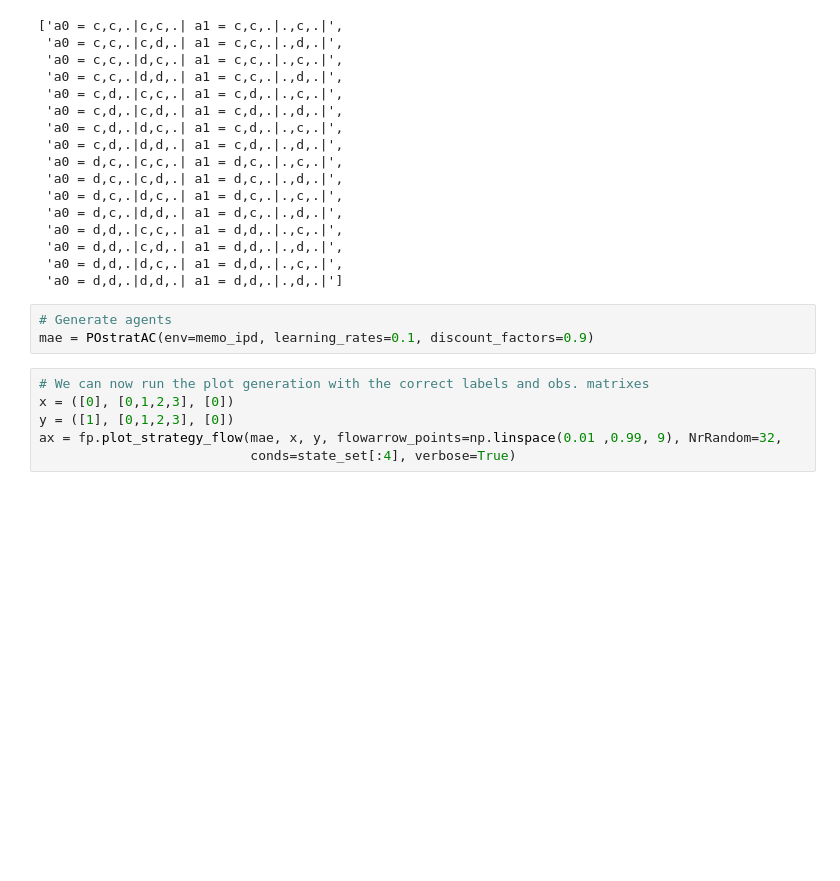
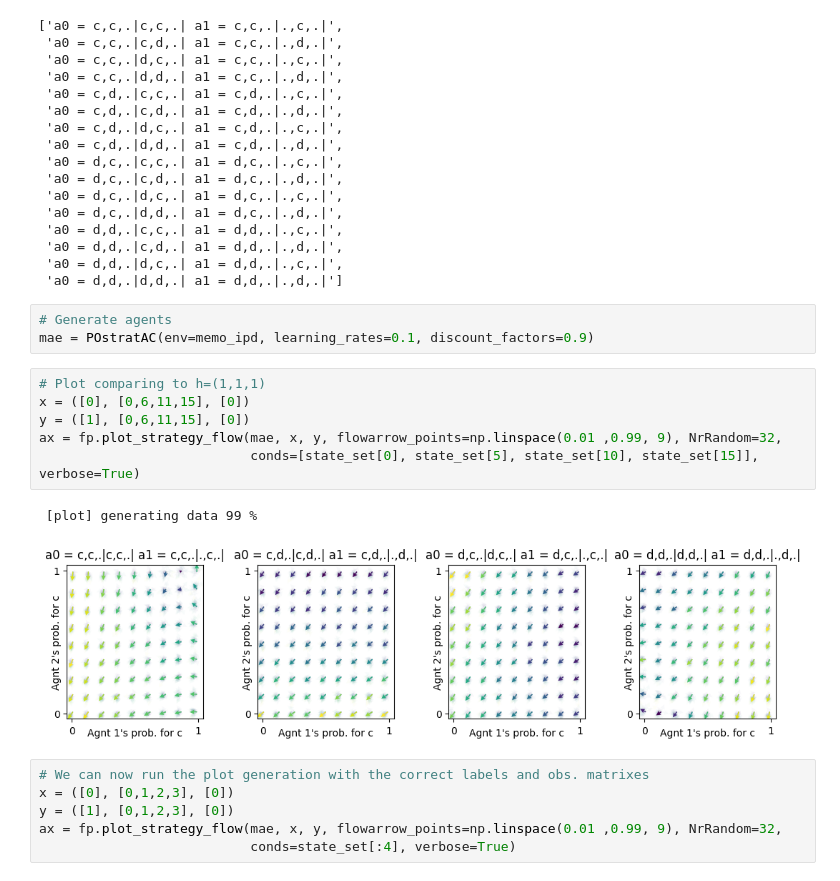
Before and after one commit to marimeireles/MARL-mixed, a Jupyter notebook: nbs/Environments/22_Exploration_Long_History_Heterogeneus_Agents.ipynb, the cells around one changed output. Saved outputs shown, nothing was run; the diff lists cells and outputs as text; blank space fills up the shorter version.

```diff
--- a/nbs/Environments/22_Exploration_Long_History_Heterogeneus_Agents.ipynb
+++ b/nbs/Environments/22_Exploration_Long_History_Heterogeneus_Agents.ipynb
@@ -126,6 +126,15 @@ state_set
 # %%
 # Generate agents
 mae = POstratAC(env=memo_ipd, learning_rates=0.1, discount_factors=0.9)
+# %%
+# Plot comparing to h=(1,1,1)
+x = ([0], [0,6,11,15], [0])
+y = ([1], [0,6,11,15], [0])
+ax = fp.plot_strategy_flow(mae, x, y, flowarrow_points=np.linspace(0.01 ,0.99, 9), NrRandom=32,
+                           conds=[state_set[0], state_set[5], state_set[10], state_set[15]], verbose=True)
+# %% [output]
+ [plot] generating data 99 %
+[figure, added]
 # %%
 # We can now run the plot generation with the correct labels and obs. matrixes
 x = ([0], [0,1,2,3], [0])
```
Also changed, not shown: parts of 6 cells of this notebook.
